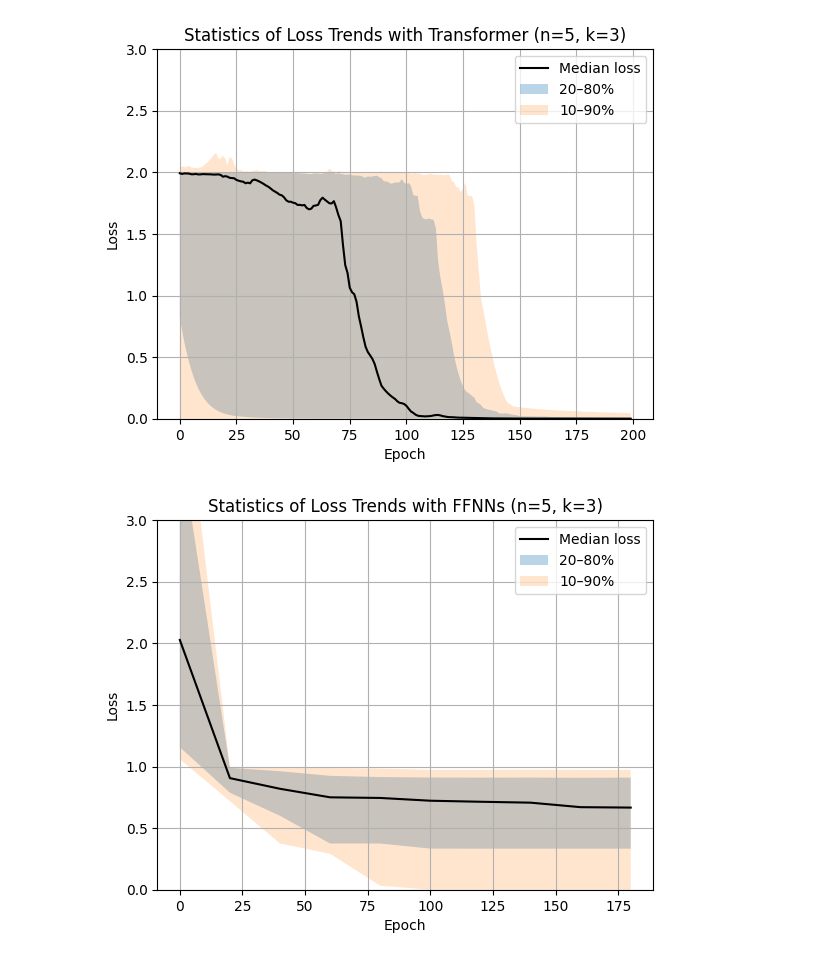
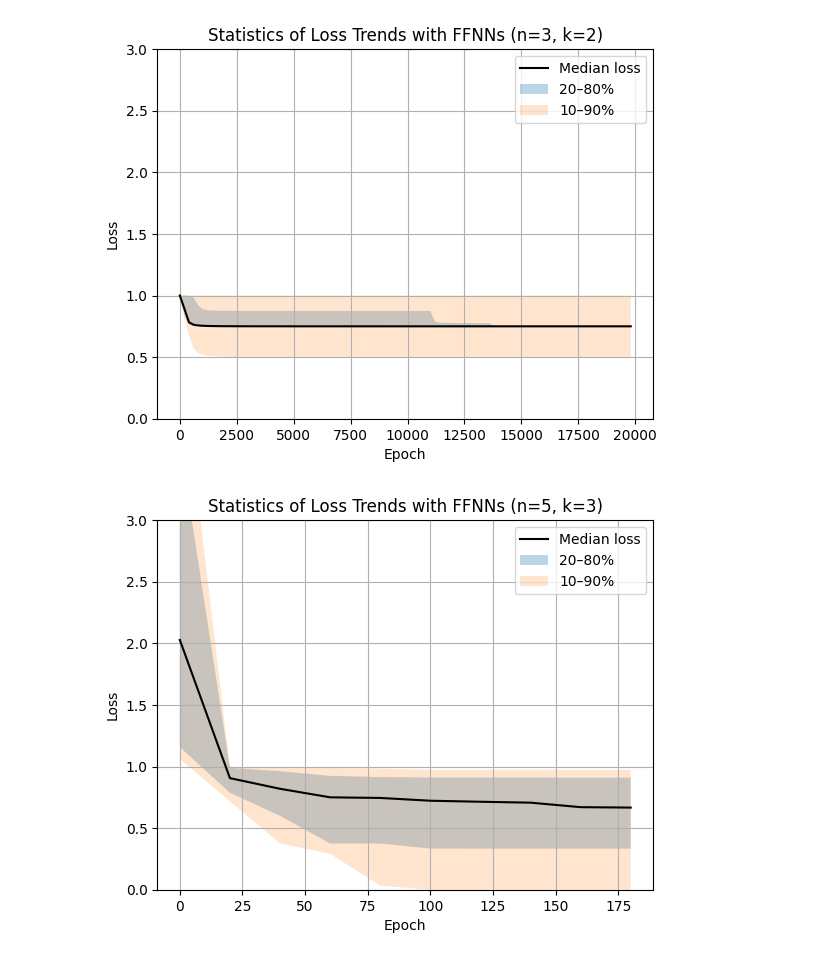
Before and after one commit to Maxcharm/Parity-Learning-Transformer, a Jupyter notebook: playground/training_ffnn.ipynb, the cells around one changed output. Saved outputs shown, nothing was run; the diff lists cells and outputs as text; code cells hidden in the pictures.

```diff
--- a/playground/training_ffnn.ipynb
+++ b/playground/training_ffnn.ipynb
@@ -83,7 +83,7 @@ def test(model, x, y):
 
 epochs = 10000
 loss_fn = MyHingeLoss()
-x, y, bits = data_generator(k, length)
+x, y, bits = simple_data_generator(k, length)
 # %%
 
 
@@ -261,12 +261,11 @@ def record_loss_trend(model_name, length, k, num_runs = 1000, epochs=10000, inte
 # %%
 length = 3
 k = 2
-losses = record_loss_trend(parity_NN, length, k, 1000, 200, 1)
+losses = record_loss_trend(FFNN, length, k, 100, 20000, 200)
 # %%
-plot_loss_percentile(losses, 1, title="Statistics of Loss Trends with Transformer (n=5, k=3)")
-plt.savefig("attention_200_runs.png")
+plot_loss_percentile(losses[:5000], 200, title="Statistics of Loss Trends with FFNNs (n=3, k=2)")
 # %% [output]
-[figure, old version]
+[figure, new version]
 # %%
 ffnn_losses = np.load(open("ffnn_losses.npy", "rb"))
 plot_loss_percentile(ffnn_losses[:,:10], 20, title="Statistics of Loss Trends with FFNNs (n=5, k=3)")
```
Also changed, not shown: 1 other file.
